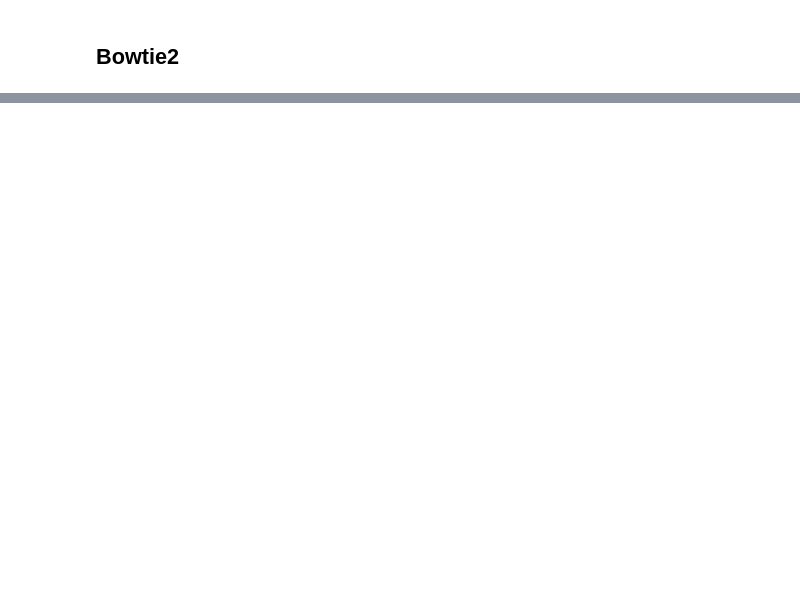
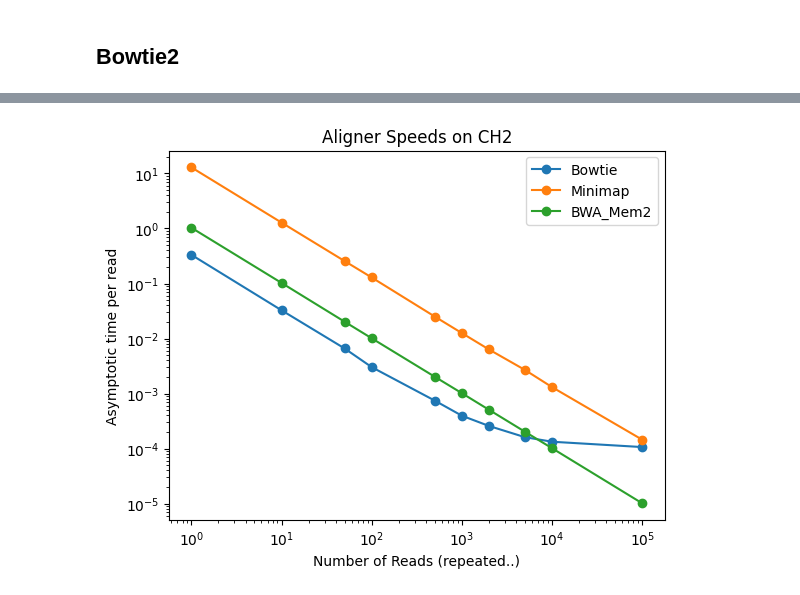
Before and after one commit to KennethEnevoldsen/dna2vec, a Jupyter notebook: evaluate/test_alignment.ipynb, the cells around one changed output, grey strips where cells are left out. Drawn from its saved outputs; the diff is of its cells as text; code cells hidden in the pictures; blank space fills up the shorter version.

Commit message:
Aligners

```diff
--- a/evaluate/test_alignment.ipynb
+++ b/evaluate/test_alignment.ipynb
@@ -110,0 +55,11 @@ Runtime profile:
+# %%
+time_per_read_bwa = []
+for i in intervals:
+    start = time.time()
+    indices = bwa_mem2_align(reference_path, [sample_read]*1, "/home/pholur/dna2vec/evaluate/aligners", "./test.sam");
+    time_per_read_bwa.append((time.time() - start)/i)
+plt.plot(intervals, time_per_read_bwa)
+plt.xscale("log")
+plt.yscale("log")
+plt.title("bwa_mem vs reads")
+plt.show()
@@ -127,0 +132,12 @@ minimap2 alignment completed successfully.
+# %%
+time_per_read_minimap = []
+for i in intervals:
+    start = time.time()
+    indices = minimap2_align("/home/pholur/dna2vec/evaluate/data/chromosome_2/NC_000002.fasta", [sample_read]*i,
+                "/home/pholur/dna2vec/evaluate/aligners", "./test.sam");
+    time_per_read_minimap.append((time.time() - start)/i)
+plt.plot(intervals, time_per_read_minimap)
+plt.xscale("log")
+plt.yscale("log")
+plt.title("minimap2_align vs reads")
+plt.show()
@@ -135,0 +214,11 @@ Exiting now ...
+# %%
+time_per_read_bowtie = []
+for i in intervals:
+    start = time.time()
+    indices = bowtie2_align("/home/pholur/dna2vec/evaluate/data/chromosome_2/NC_000002", [sample_read]*i, "/home/pholur/dna2vec/evaluate/aligners/bowtie2-2.5.1-linux-x86_64", "./test.sam");
+    time_per_read_bowtie.append((time.time() - start)/i)
+plt.plot(intervals, time_per_read_bowtie)
+plt.xscale("log")
+plt.yscale("log")
+plt.title("bowtie2_align vs reads")
+plt.show()
@@ -135,0 +275,13 @@ Exiting now ...
+# %%
+plt.plot(intervals, time_per_read_bowtie, label="Bowtie", marker="o")
+plt.plot(intervals, time_per_read_minimap, label="Minimap", marker="o")
+plt.plot(intervals, time_per_read_bwa , label="BWA_Mem2", marker="o")
+plt.xscale("log")
+plt.yscale("log")
+plt.xlabel("Number of Reads (repeated..)")
+plt.ylabel("Asymptotic time per read")
+plt.legend()
+plt.title("Aligner Speeds on CH2")
+plt.show()
+# %% [output]
+[figure, added]
```
Also changed, not shown: parts of 10 cells of this notebook, 4 other files.
